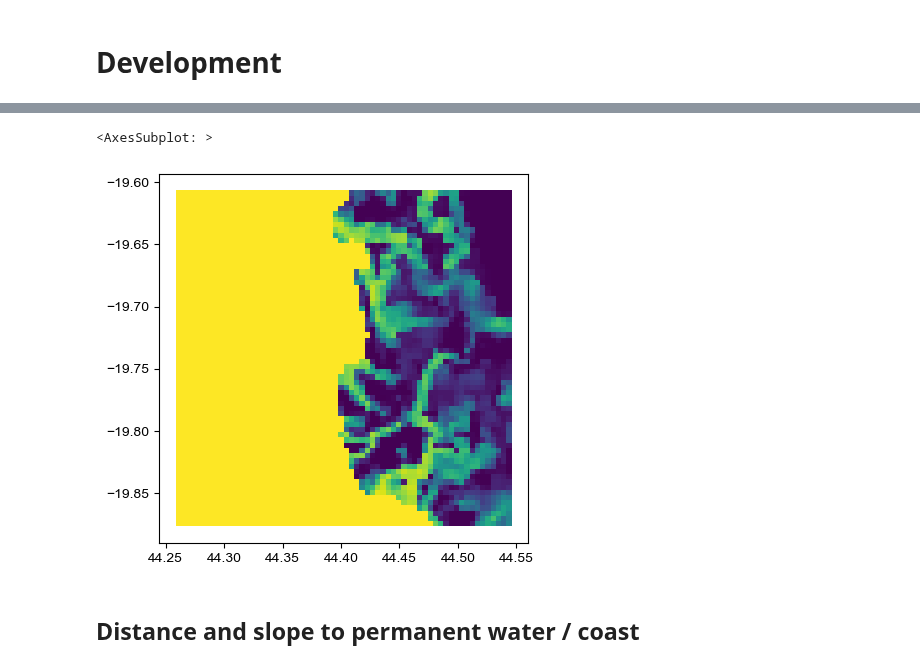
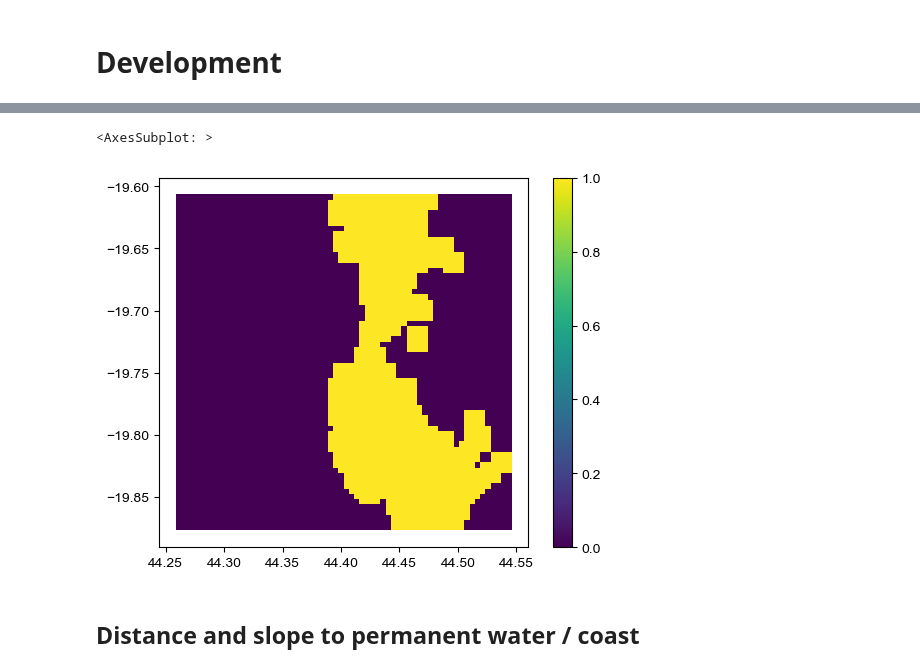
Before and after one commit to alisonpeard/hybridmodels, a Jupyter notebook: python/D. Development.ipynb, the cells around one changed output, grey strips where cells are left out. Drawn from its saved outputs; the diff is of its cells as text; code cells hidden in the pictures.

```diff
--- a/python/D. Development.ipynb
+++ b/python/D. Development.ipynb
@@ -99,5 +78,0 @@ feature_gdf.plot('floodfrac')
-# %%
-feature_gdf.plot('jrc_permwa')
-# %% [output]
-<AxesSubplot: >
-[figure, removed]
@@ -104,2 +81,9 @@ feature_gdf.plot('jrc_permwa')
+# %%
+gdf = gpd.read_parquet('/Users/alison/Documents/DPhil/hybridmodels/data/feature_stats/dataframes/batsirai_tsiribihina_0.parquet')
+# %%
+gdf.plot('mangrove_spatial', legend=True)
+# %% [output]
+<AxesSubplot: >
+[figure, added]
 # %% [markdown]
 ## Distance and slope to permanent water / coast
```
Also changed, not shown: parts of 13 cells of this notebook, 7 other files.
